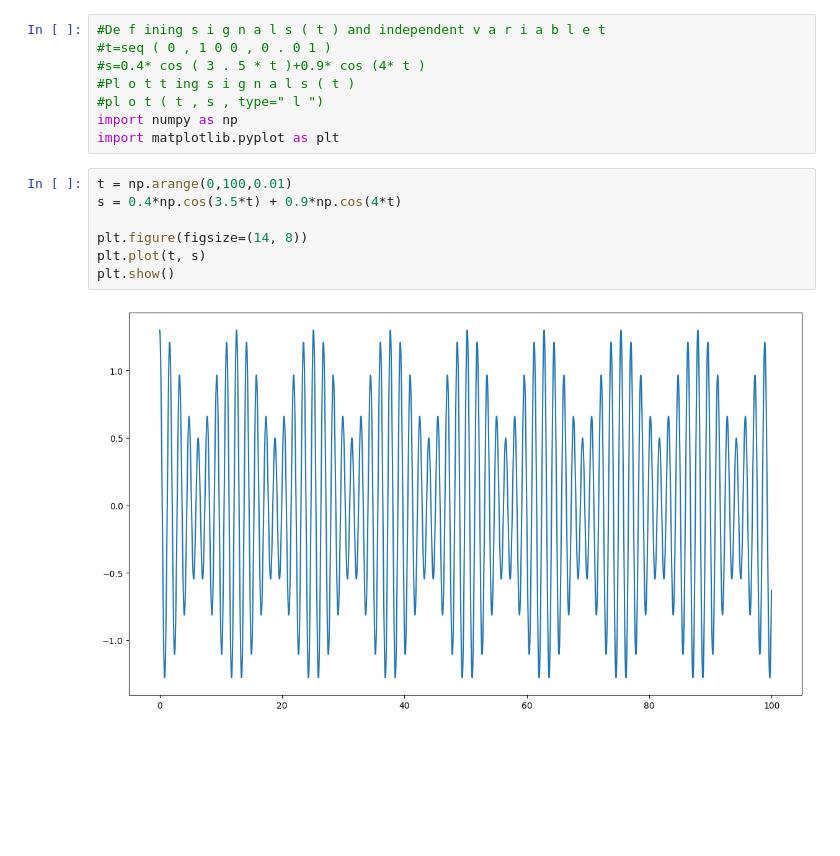
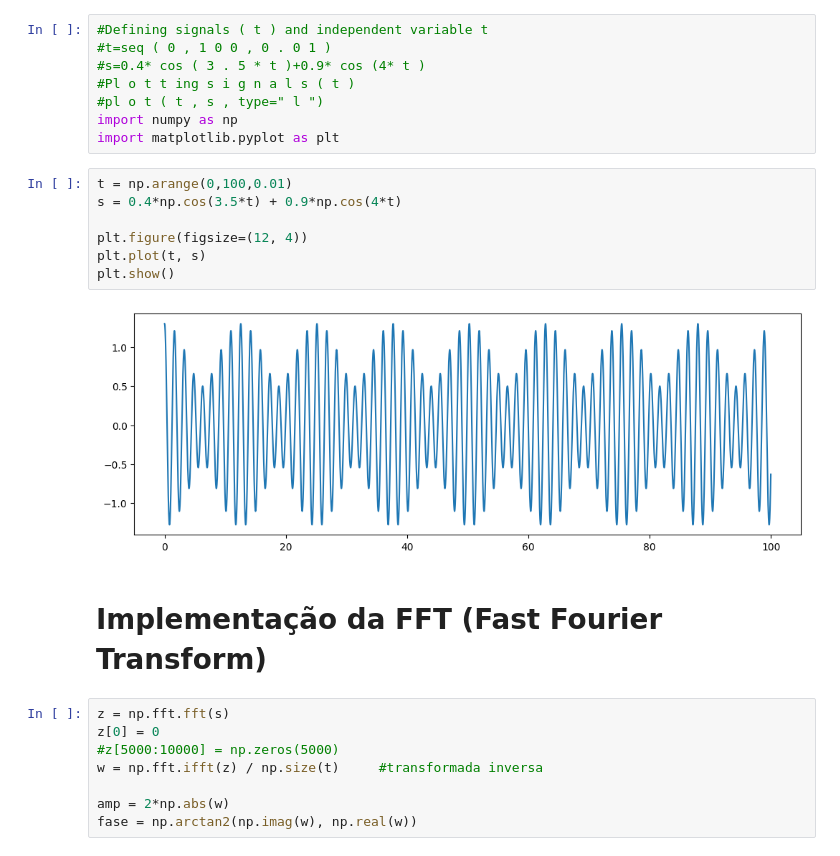
Before and after one commit to vidomirana/Analise-Sincronia-SeriesTemporais-Soja, a Jupyter notebook: Processamento_Sinais.ipynb, the cells around one changed output. Saved outputs shown, nothing was run; the diff lists cells and outputs as text; blank space fills up the shorter version.

```diff
--- a/Processamento_Sinais.ipynb
+++ b/Processamento_Sinais.ipynb
@@ -1,5 +1,5 @@
 # %%
-#De f ining s i g n a l s ( t ) and independent v a r i a b l e t
+#Defining signals ( t ) and independent variable t
 #t=seq ( 0 , 1 0 0 , 0 . 0 1 )
 #s=0.4* cos ( 3 . 5 * t )+0.9* cos (4* t )
 #Pl o t t ing s i g n a l s ( t )
@@ -9,9 +9,19 @@ import matplotlib.pyplot as plt
 # %%
 t = np.arange(0,100,0.01)
 s = 0.4*np.cos(3.5*t) + 0.9*np.cos(4*t)
 
-plt.figure(figsize=(14, 8))
+plt.figure(figsize=(12, 4))
 plt.plot(t, s)
 plt.show()
 # %% [output]
-[figure, old version]
+[figure, new version]
+# %% [markdown]
+# Implementação da FFT (Fast Fourier Transform)
+# %%
+z = np.fft.fft(s)
+z[0] = 0
+#z[5000:10000] = np.zeros(5000)
+w = np.fft.ifft(z) / np.size(t)     #transformada inversa
+
+amp = 2*np.abs(w)
+fase = np.arctan2(np.imag(w), np.real(w))
```
Also changed, not shown: parts of 1 cell of this notebook.
